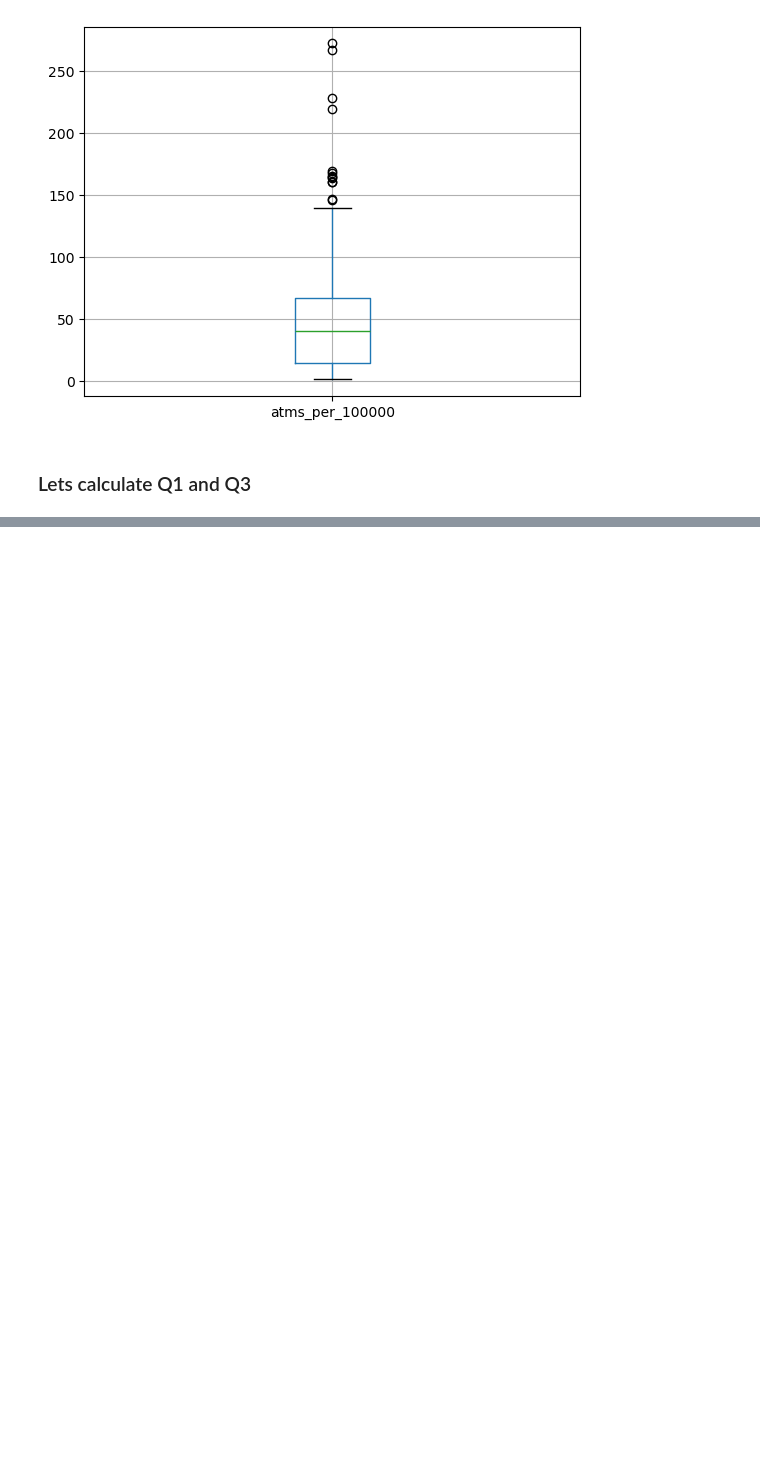
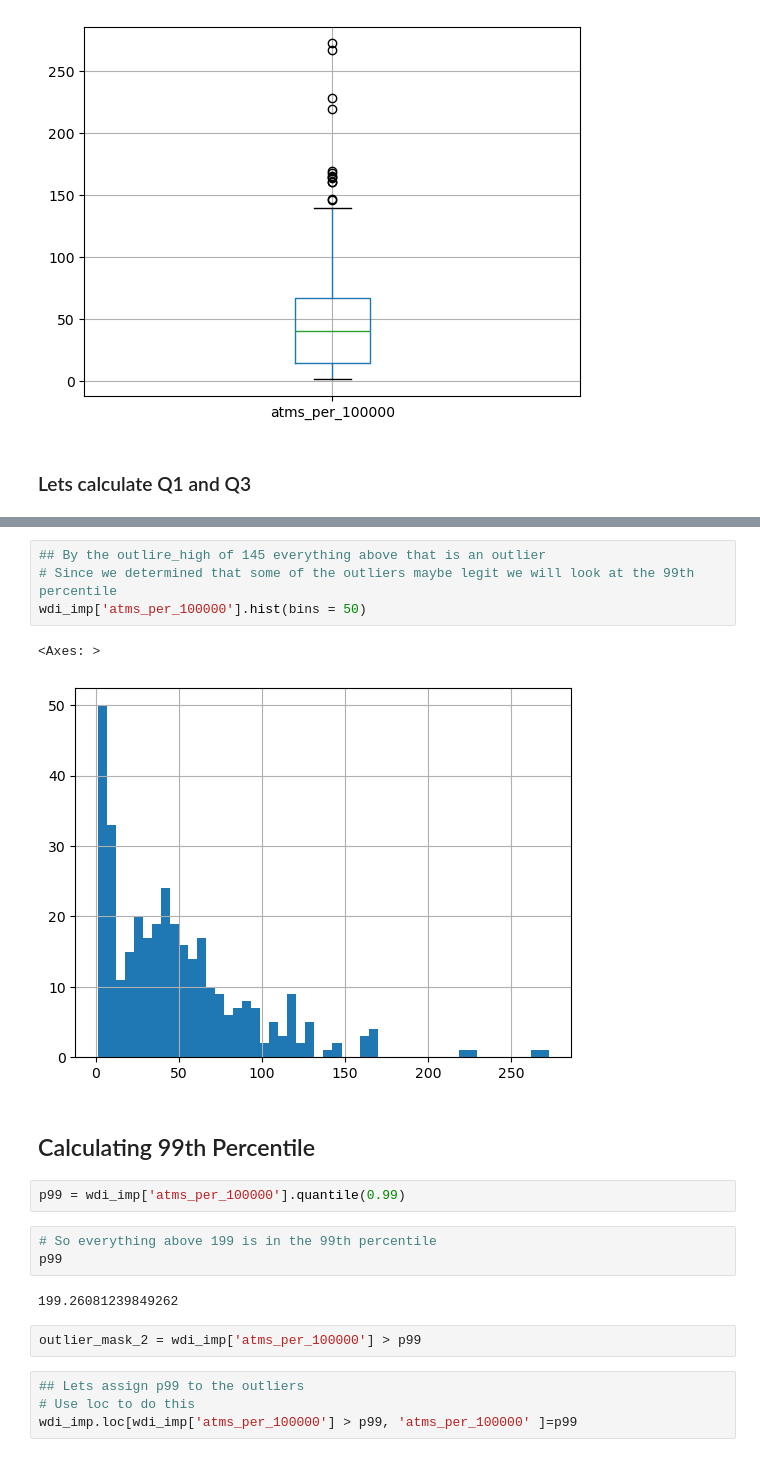
Before and after one commit to JakeBestDev/Packt_Python_For_Data_Analysis, a Jupyter notebook: lab_28_handling_outliers_2.ipynb, the cells around one changed output, grey strips where cells are left out. Cells and saved outputs as stored; diff of their text form; blank space fills up the shorter version.

Commit message:
Finishing handling outliers

```diff
--- a/lab_28_handling_outliers_2.ipynb
+++ b/lab_28_handling_outliers_2.ipynb
@@ -54,0 +119,22 @@ wdi_imp.boxplot('atms_per_100000')
+# %%
+## By the outlire_high of 145 everything above that is an outlier
+# Since we determined that some of the outliers maybe legit we will look at the 99th percentile
+wdi_imp['atms_per_100000'].hist(bins = 50)
+# %% [output]
+<Axes: >
+[figure, added]
+# %% [markdown]
+## Calculating 99th Percentile
+# %%
+p99 = wdi_imp['atms_per_100000'].quantile(0.99)
+# %%
+# So everything above 199 is in the 99th percentile
+p99
+# %% [output]
+199.26081239849262
+# %%
+outlier_mask_2 = wdi_imp['atms_per_100000'] > p99
+# %%
+## Lets assign p99 to the outliers
+# Use loc to do this
+wdi_imp.loc[wdi_imp['atms_per_100000'] > p99, 'atms_per_100000' ]=p99
```
Also changed, not shown: parts of 16 cells of this notebook.
